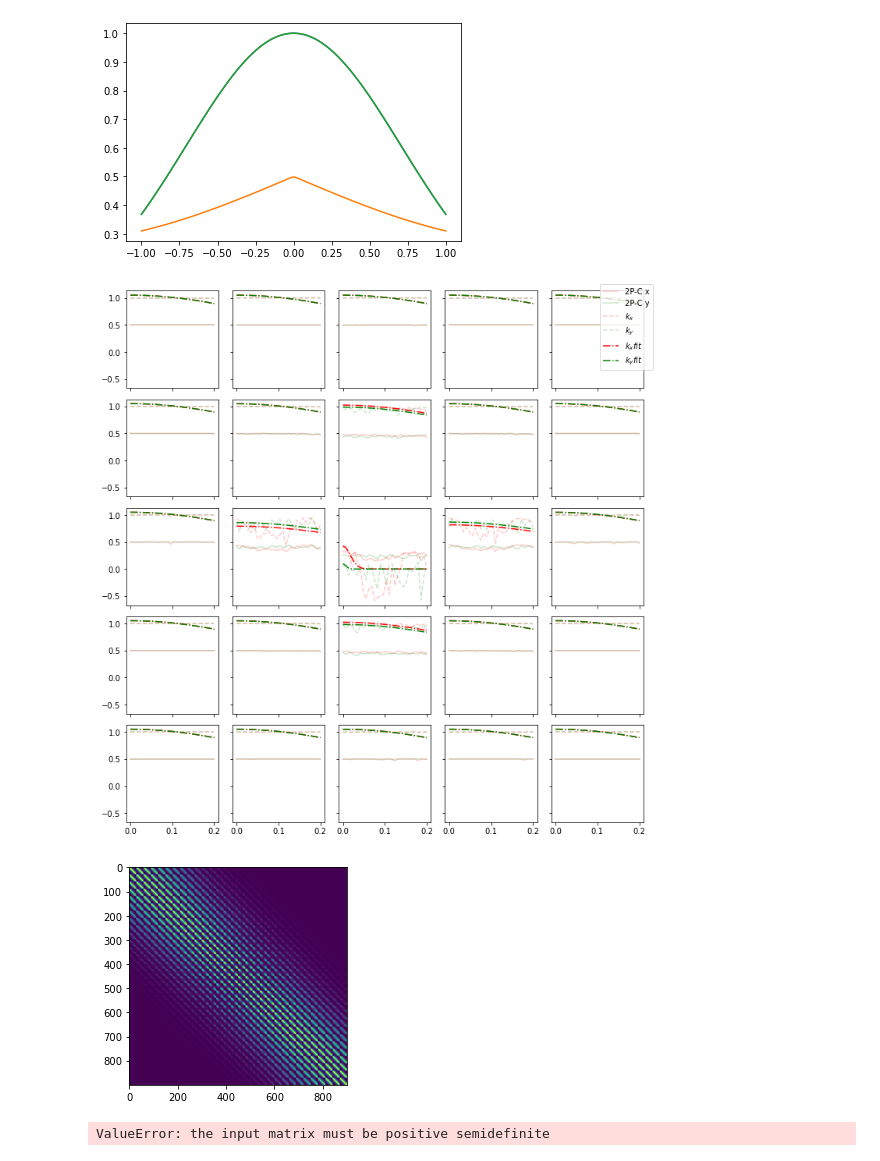
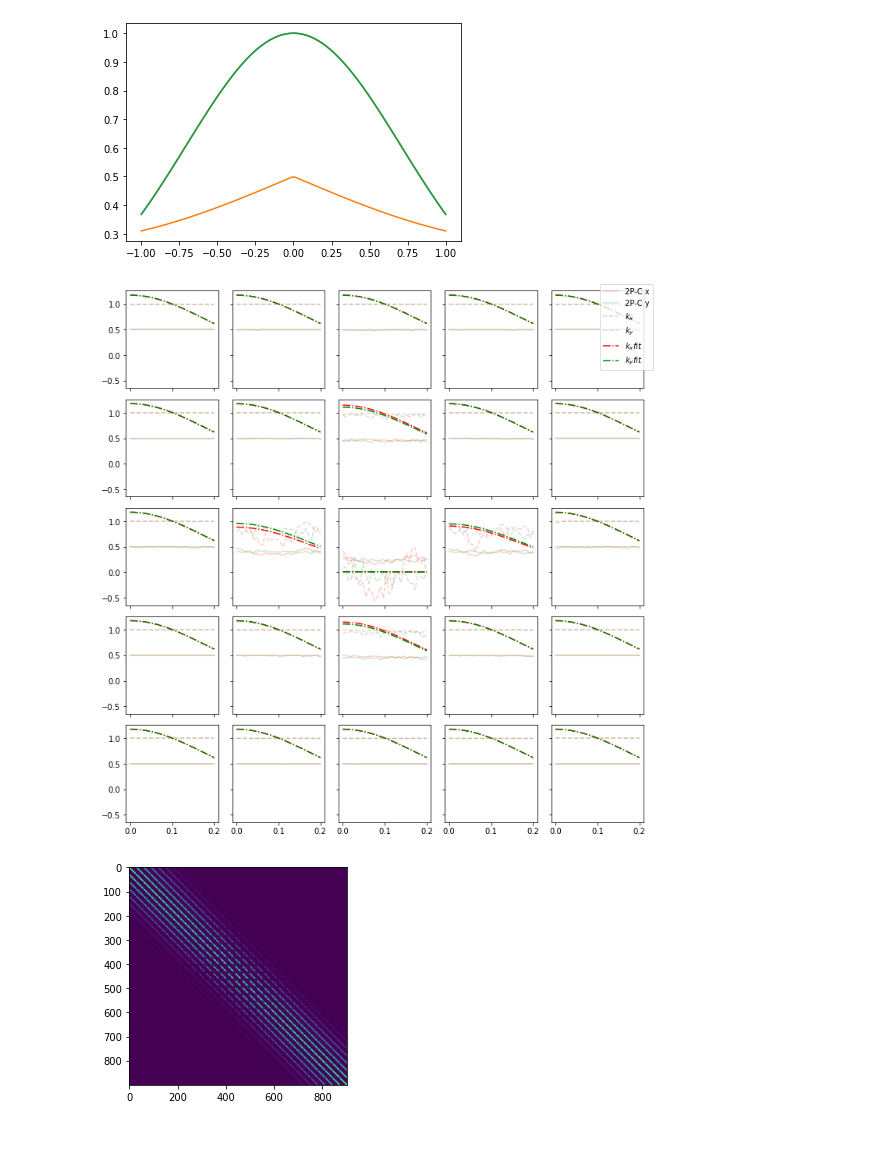
Before and after one commit to daseyb/tungsten, a Jupyter notebook: data/downsample-test.ipynb, the cells around one changed output. Cells and saved outputs as stored; diff of their text form; code cells hidden in the pictures.

```diff
--- a/data/downsample-test.ipynb
+++ b/data/downsample-test.ipynb
@@ -85,12 +85,16 @@ tpc_fig, tpc_axs = plt.subplots(disc_res,disc_res, figsize=(10,10), sharex=True,
 def res_occ(px,py):
     return np.array(grid_interp((px,py)) < 0, dtype="int")-np.array(mean(px,py)< 0, dtype="int")
 
-def kernel_fit(l, sigma, alpha, w, ls):
+def kernel_fit(l, sigma, alpha, w):
+    ls = 0.25
     return sigma * np.exp(-l**2/ls**2) # + alpha * np.exp(-2 * (np.sin(np.pi *l *w)**2)/(ls**2))
 
+def kernel_fit_2(l, sigmaA, alphaA, wA, sigmaB, alphaB, wB):
+    ls = 0.25
+    return sigmaA * sigmaB * np.exp(-l**2/ls**2) # + alpha * np.exp(-2 * (np.sin(np.pi *l *w)**2)/(ls**2))
 
-kernel_params_x = np.zeros((disc_res,disc_res,4))
-kernel_params_y = np.zeros((disc_res,disc_res,4))
+kernel_params_x = np.zeros((disc_res,disc_res,3))
+kernel_params_y = np.zeros((disc_res,disc_res,3))
 
 for i, x in enumerate(disc_x):
     for j, y in enumerate(disc_y):
@@ -150,8 +154,8 @@ for i, x in enumerate(disc_x):
         tpc_axs[i,j].plot(xs_hist, k_x, label="$k_x$", color="red", linestyle="--", alpha=0.2)
         tpc_axs[i,j].plot(ys_hist, k_y, label="$k_y$", color="green", linestyle="--", alpha=0.2)
 
-        k_x_params, _ = opt.curve_fit(kernel_fit, xs_hist, k_x, bounds=([0.1,0,0,0.01],[10, np.inf, np.inf, 0.5]))
-        k_y_params, _ = opt.curve_fit(kernel_fit, ys_hist, k_y, bounds=([0.1,0,0,0.01],[10, np.inf, np.inf, 0.5]))
+        k_x_params, _ = opt.curve_fit(kernel_fit, xs_hist, k_x, bounds=([0.01,0,0],[10, np.inf, np.inf]))
+        k_y_params, _ = opt.curve_fit(kernel_fit, ys_hist, k_y, bounds=([0.01,0,0],[10, np.inf, np.inf]))
 
         tpc_axs[i,j].plot(xs_hist, kernel_fit(xs_hist, *k_x_params), label="$k_x fit$", color="red", linestyle="-.")
         tpc_axs[i,j].plot(ys_hist, kernel_fit(ys_hist, *k_y_params), label="$k_y fit$", color="green", linestyle="-.")
@@ -170,6 +174,7 @@ kernel_params_y_interp = interp.RegularGridInterpolator((disc_x, disc_y), kernel
 def k(x0,y0,x1,y1):
 
     p0x = np.moveaxis(kernel_params_x_interp((x0,y0)), -1, 0)
+
     p0y = np.moveaxis(kernel_params_y_interp((x0,y0)), -1, 0)
     p1x = np.moveaxis(kernel_params_x_interp((x1,y1)), -1, 0)
     p1y = np.moveaxis(kernel_params_y_interp((x1,y1)), -1, 0)
@@ -177,13 +182,15 @@ def k(x0,y0,x1,y1):
     #p0x = np.moveaxis(kernel_params_x_interp((np.zeros_like(x0),np.zeros_like(y0))), -1, 0)
     #p1x = np.moveaxis(kernel_params_x_interp((np.zeros_like(x1),np.zeros_like(y1))), -1, 0)
 
+    #p0x[:,:,:] = p0x[:,0,0][:,None,None]
+    #p1x[:,:,:] = p1x[:,1,1][:,None,None]
 
     dx = np.abs(x0-x1)
     dy = np.abs(y0-y1)
 
     ln = np.sqrt(dx*dx + dy*dy)
 
-    return 0.5*(kernel_fit(ln, *p0x) + kernel_fit(ln, *p1x))
+    return kernel_fit_2(ln, *p0x, *p1x)
 
     #return 0.5*(kernel_fit(dx, *p0x) * kernel_fit(dy, *p0y) +
     #            kernel_fit(dx, *p1x) * kernel_fit(dy, *p1y))
@@ -248,4 +255,3 @@ fig_occ.tight_layout()
 [figure]
-[figure, old version]
+[figure, new version]
-[figure, old version]
+[figure, new version]
-ValueError: the input matrix must be positive semidefinite
```
Also changed, not shown: parts of 1 cell of this notebook, 15 other files.
